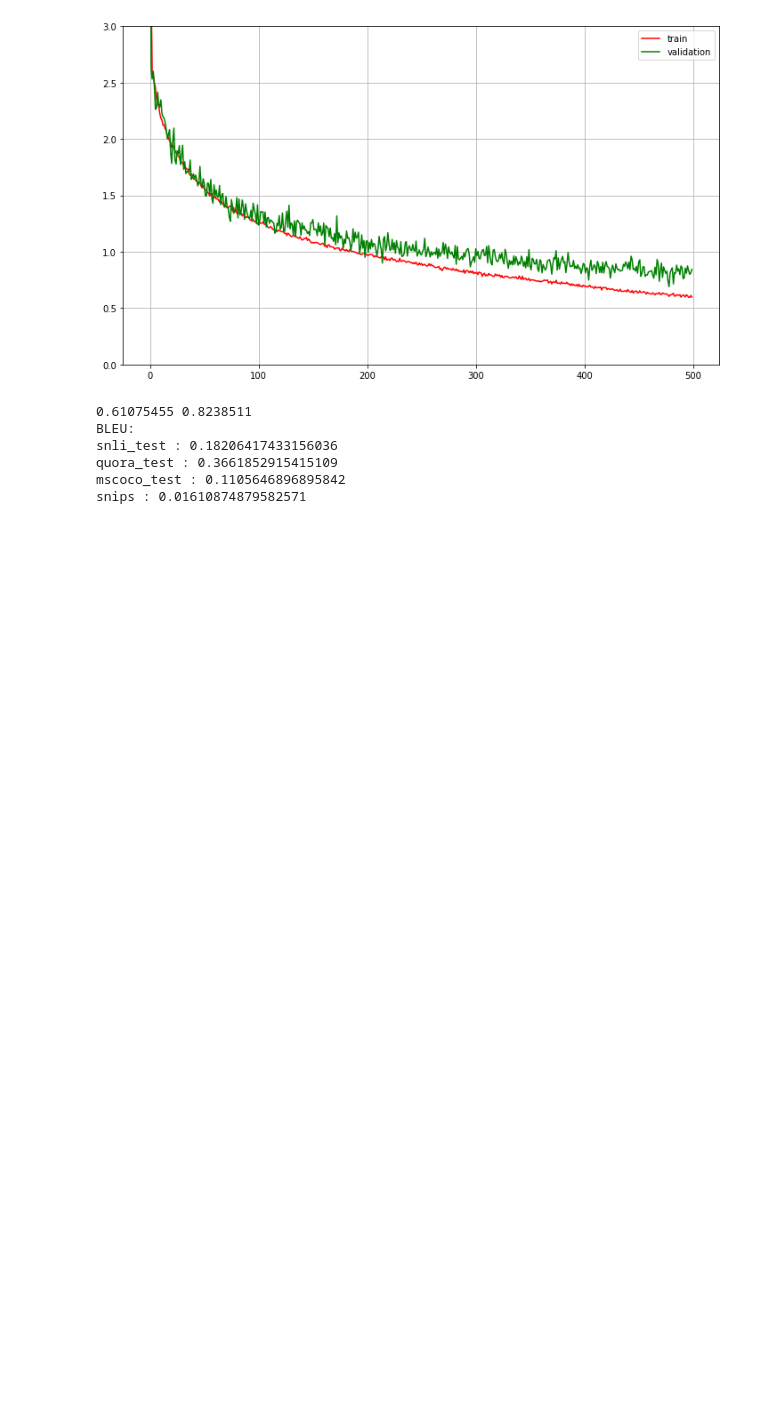
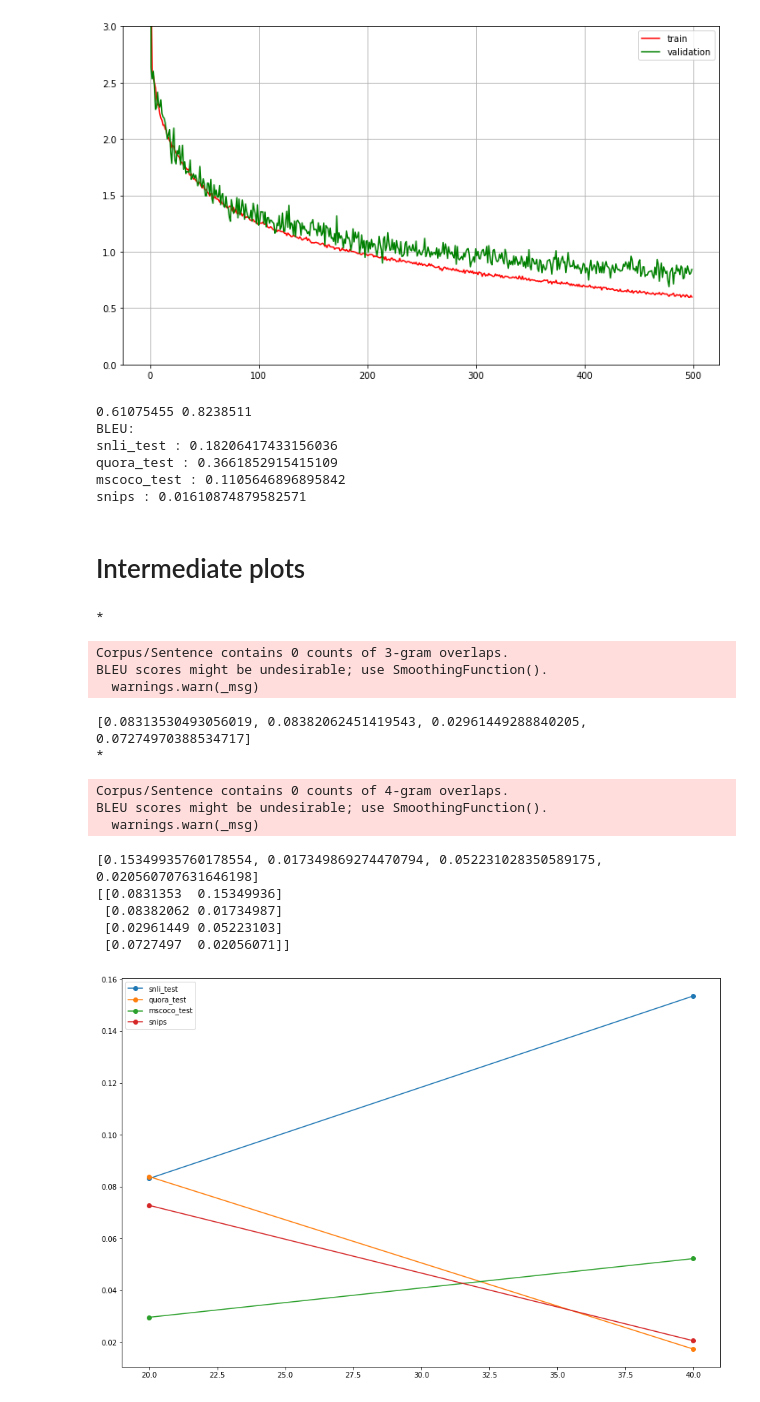
Before and after one commit to ale3otik/paraphrases-generator, a Jupyter notebook: plotter.ipynb, the cells around one changed output. Cells and saved outputs as stored; diff of their text form; code cells hidden in the pictures; blank space fills up the shorter version.

Commit message:
add intermediate plots

```diff
--- a/plotter.ipynb
+++ b/plotter.ipynb
@@ -245,4 +245,50 @@ snli_test : 0.18206417433156036
 quora_test : 0.3661852915415109
 mscoco_test : 0.1105646896895842
 snips : 0.01610874879582571
+# %% [markdown]
+# Intermediate plots
+# %%
+def interm_plots_bleu(model_name):
+    def _get_bleu(model_name, it):
+        result = []
+        for dataset in DATASETS:
+            target = np.load('logs/intermediate/target_out_{}k_{}{}.txt.npy'.format(it, dataset, model_name))
+            sampled = np.load('logs/intermediate/sampled_out_{}k_{}{}.txt.npy'.format(it, dataset, model_name))
+            sampled = [s.split() for s in sampled]
+            sampled_list = [[s] for s in sampled]
+            result.append(nltk.translate.bleu_score.corpus_bleu(list_of_references=sampled_list, hypotheses=target))
+        return result
+
+    bleu_result = []
+    IT_RANGE = list(range(20, 41, 20))
+    for it in IT_RANGE:
+        bleu = _get_bleu(model_name, it)
+        bleu_result.append(bleu)
+
+    bleu_result = np.array(bleu_result).T
+    plt.figure(figsize=(12,7))
+    for i in range(len(DATASETS)):
+        plt.plot(IT_RANGE, bleu_result[i], '-o', label=DATASETS[i])
+    plt.xlabel('*1000 iterations')
+
+    plt.legend(loc='best')
+
+    plt.show()
+interm_plots_bleu('interm_snli_250kit_600_800')
+# %% [output]
+*
+Corpus/Sentence contains 0 counts of 3-gram overlaps.
+BLEU scores might be undesirable; use SmoothingFunction().
+  warnings.warn(_msg)
+[0.08313530493056019, 0.08382062451419543, 0.02961449288840205, 0.07274970388534717]
+*
+Corpus/Sentence contains 0 counts of 4-gram overlaps.
+BLEU scores might be undesirable; use SmoothingFunction().
+  warnings.warn(_msg)
+[0.15349935760178554, 0.017349869274470794, 0.052231028350589175, 0.020560707631646198]
+[[0.0831353  0.15349936]
+ [0.08382062 0.01734987]
+ [0.02961449 0.05223103]
+ [0.0727497  0.02056071]]
+[figure, added]
 # %%
```
Also changed, not shown: parts of 1 cell of this notebook.
